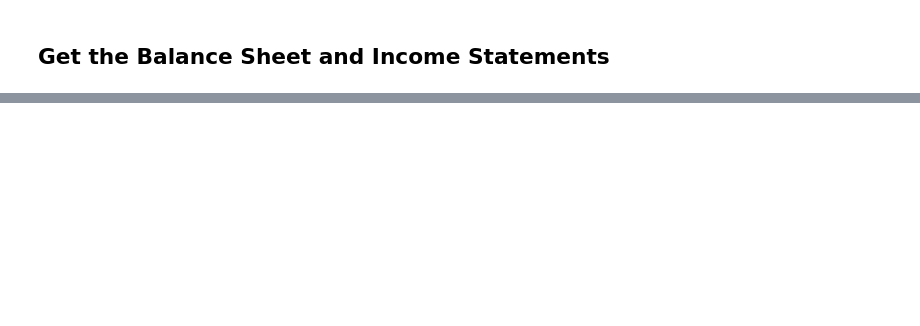
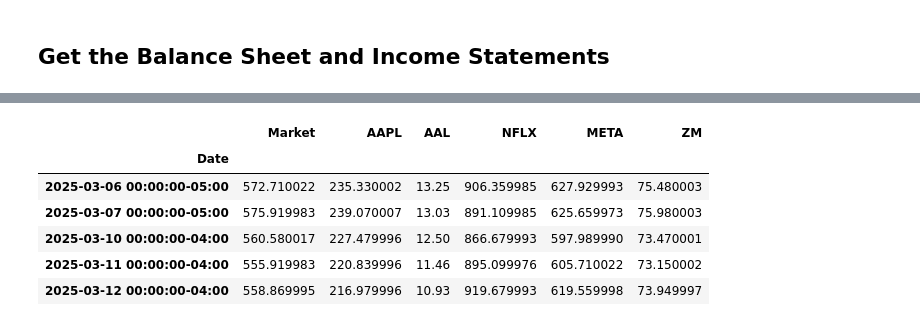
Before and after one commit to JyothsnaGH/PythonforFinance, a Jupyter notebook: FinancialDataAnalysis.ipynb, the cells around one changed output, grey strips where cells are left out. Drawn from its saved outputs; the diff is of its cells as text; code cells hidden in the pictures; blank space fills up the shorter version.

```diff
--- a/FinancialDataAnalysis.ipynb
+++ b/FinancialDataAnalysis.ipynb
@@ -81,0 +124,11 @@ META.describe()
+# %%
+df = pd.DataFrame({'Market': SPY, 'AAPL':AAPL, 'AAL':AAL, 'NFLX':NFLX, 'META':META,'ZM':ZM})
+df.tail()
+# %% [output]
+|  | Market | AAPL | AAL | NFLX | META | ZM |
+| Date |  |  |  |  |  |  |
+| 2025-03-06 00:00:00-05:00 | 572.710022 | 235.330002 | 13.25 | 906.359985 | 627.929993 | 75.480003 |
+| 2025-03-07 00:00:00-05:00 | 575.919983 | 239.070007 | 13.03 | 891.109985 | 625.659973 | 75.980003 |
+| 2025-03-10 00:00:00-04:00 | 560.580017 | 227.479996 | 12.50 | 866.679993 | 597.989990 | 73.470001 |
+| 2025-03-11 00:00:00-04:00 | 555.919983 | 220.839996 | 11.46 | 895.099976 | 605.710022 | 73.150002 |
+| 2025-03-12 00:00:00-04:00 | 558.869995 | 216.979996 | 10.93 | 919.679993 | 619.559998 | 73.949997 |
```
Also changed, not shown: parts of 17 cells of this notebook.
